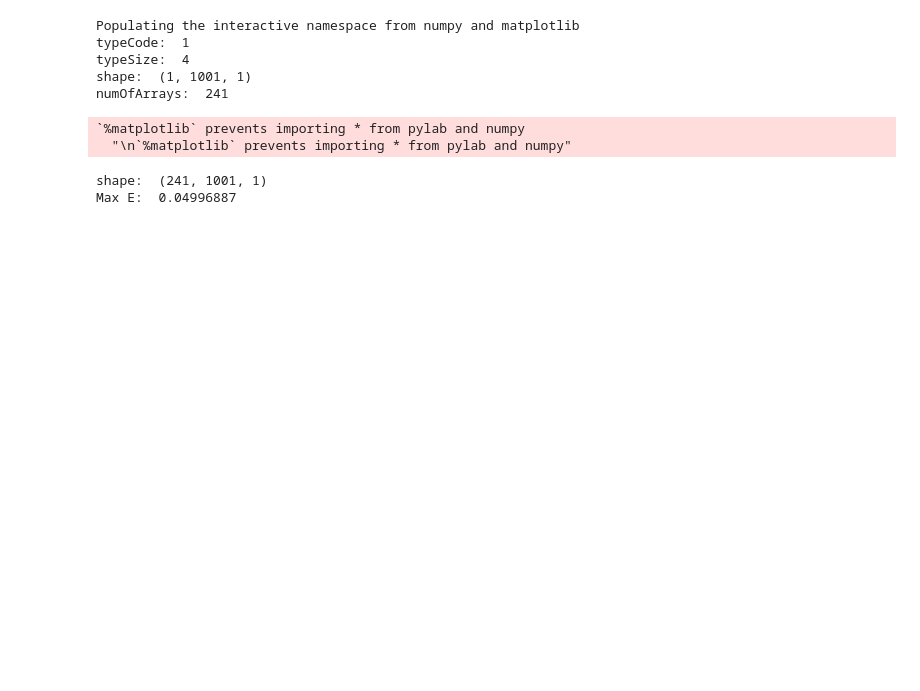
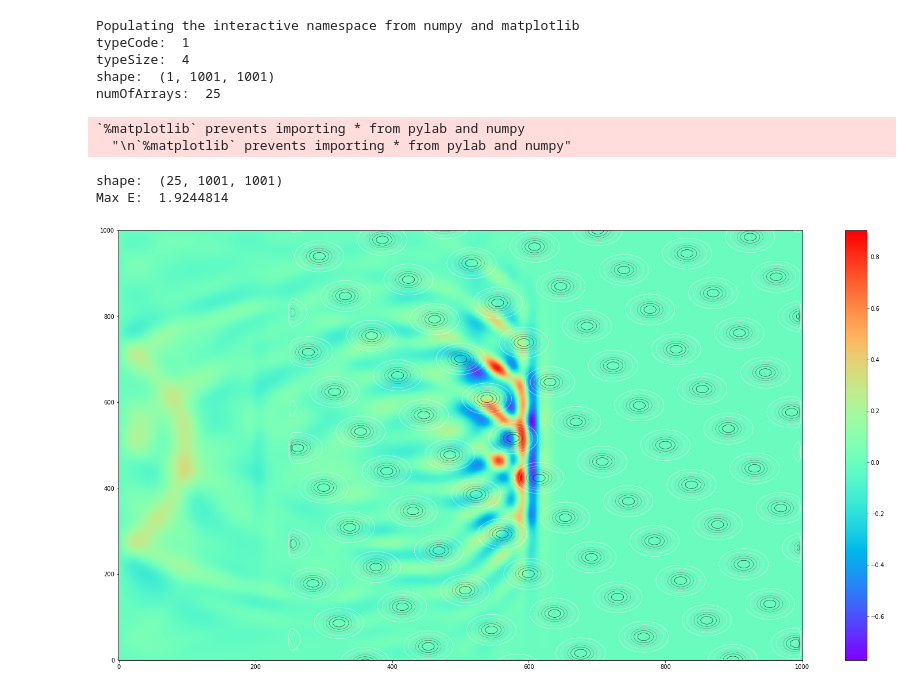
Before and after one commit to nimachm81/YEEFDTD, a Jupyter notebook: build/visualisation/Periodic Gaussian Plasma - large truncated lattice.ipynb, the cells around one changed output. Saved outputs shown, nothing was run; the diff lists cells and outputs as text; code cells hidden in the pictures; blank space fills up the shorter version.

```diff
--- a/build/visualisation/Periodic Gaussian Plasma - large truncated lattice.ipynb
+++ b/build/visualisation/Periodic Gaussian Plasma - large truncated lattice.ipynb
@@ -40,41 +41,42 @@ import numpy as np
 from matplotlib import pyplot as plt
 from ReadBinary import *
 
-filename = "../data/2D/E-x.data"
+filename = "../data/2D/E-x{}.data".format(fileSuffix)
 arrayInfo = GetArrayInfo(filename)
 
 print("typeCode: ", arrayInfo["typeCode"])
 print("typeSize: ", arrayInfo["typeSize"])
 print("shape: ", arrayInfo["shape"])
 print("numOfArrays: ", arrayInfo["numOfArrays"])
 
 E = GetArrays(filename, indStart=0, indEnd=None)[:, 0, :, :]
 print("shape: ", E.shape)
 
 shape = E.shape[1:]
 print("Max E: ", np.max(np.abs(E)))
 
-animate = False
+animate = True
 
 if animate:
     plt.ion()
     plt.figure(figsize=(7,6*(shape[0]/shape[1])))
 
     for n in range(E.shape[0]):
         plt.clf()
         plt.imshow(np.real(E[n, :,:]), cmap="rainbow", origin='lower', aspect='auto')
         plt.colorbar()
         plt.contour(np.real(Wp2[:,:]), cmap="Greys", linewidths=0.5)
         plt.pause(0.05)
 # %% [output]
 Populating the interactive namespace from numpy and matplotlib
 typeCode:  1
 typeSize:  4
-shape:  (1, 1001, 1)
-numOfArrays:  241
+shape:  (1, 1001, 1001)
+numOfArrays:  25
 `%matplotlib` prevents importing * from pylab and numpy
   "\n`%matplotlib` prevents importing * from pylab and numpy"
-shape:  (241, 1001, 1)
-Max E:  0.04996887
+shape:  (25, 1001, 1001)
+Max E:  1.9244814
+[figure, added]
 # %%
 %pylab inline
```
Also changed, not shown: parts of 4 cells of this notebook, 40 other files.
